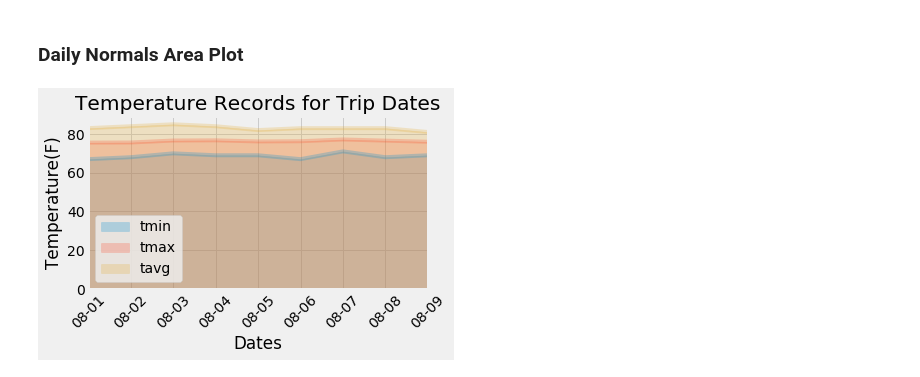
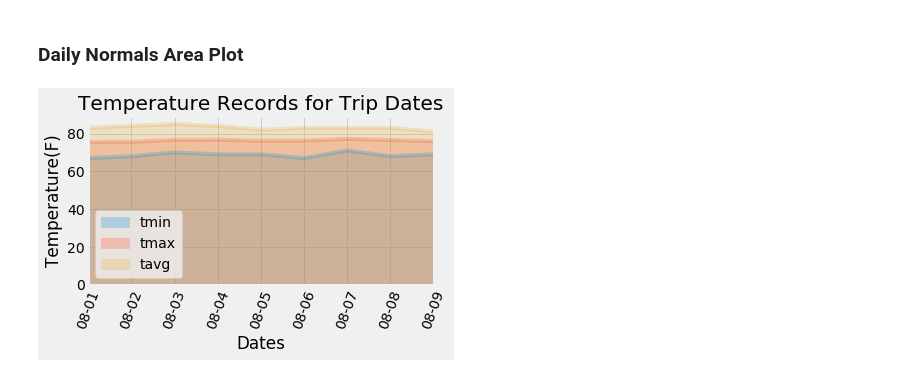
Before and after one commit to fereshtehaghaei/Climate-Analysis-SQLAlchemy, a Jupyter notebook: climate_starter.ipynb, the cells around one changed output. Cells and saved outputs as stored; diff of their text form; code cells hidden in the pictures.

```diff
--- a/climate_starter.ipynb
+++ b/climate_starter.ipynb
@@ -641,9 +641,9 @@ print(normals)
 [[(67.0, 75.54, 83.0)], [(68.0, 75.60377358490567, 84.0)], [(70.0, 76.61111111111111, 85.0)], [(69.0, 76.71153846153847, 84.0)], [(69.0, 76.14814814814815, 82.0)], [(67.0, 76.25, 83.0)], [(71.0, 77.15 ...
 # %%
 # Load the previous query results into a Pandas DataFrame and add the `trip_dates` range as the `date` index
-normals_df = pd.DataFrame(normals_chain, columns = ["tmin", "tmax", "tavg"], index = trip_dates)
-normals_df.index.name = 'date'
-normals_df
+trip_days_df = pd.DataFrame(normals_chain, columns = ["tmin", "tmax", "tavg"], index = trip_dates)
+trip_days_df.index.name = 'date'
+trip_days_df
 # %% [output]
 |  | tmin | tmax | tavg |
 | date |  |  |  |
@@ -661,12 +661,12 @@ normals_df
 # %%
 # Plot the daily normals as an area plot with `stacked=False`
 normals_df.plot(kind = 'area', stacked = False, alpha = 0.25)
-plt.xticks(rotation = 45)
+plt.xticks(rotation = 70)
 plt.title(f"Temperature Records for Trip Dates")
 plt.xlabel("Dates")
 plt.ylabel("Temperature(F)")
 plt.tight_layout()
 plt.savefig("Images/daily_area_plot.png")
 plt.show()
 # %% [output]
-[figure, old version]
+[figure, new version]
```
Also changed, not shown: parts of 6 cells of this notebook, 8 other files.
